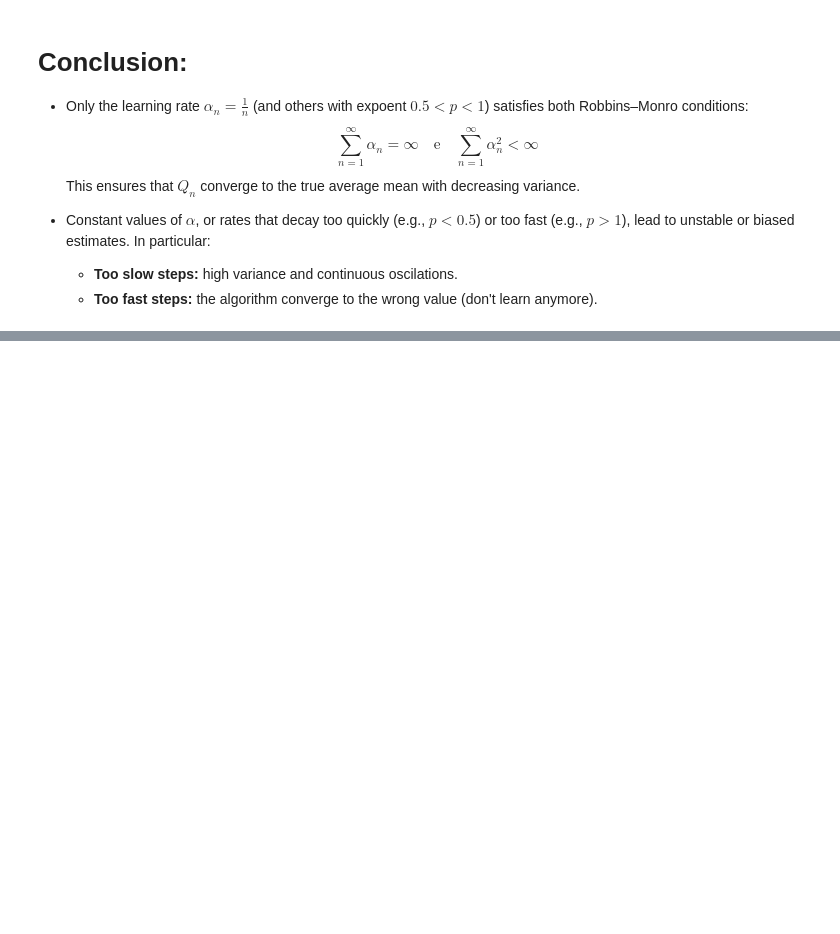
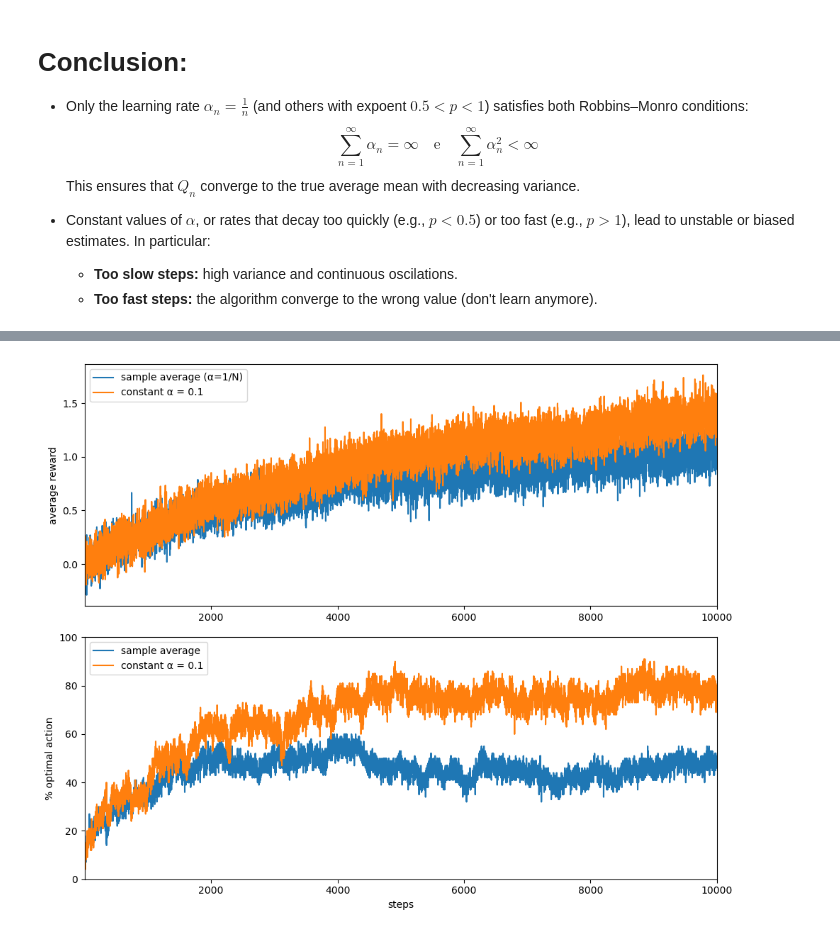
Before and after one commit to schererl/RL-SB, a Jupyter notebook: ch-TabularMethods/Multi-armed/alpha_convergence_stationary.ipynb, the cells around one changed output, grey strips where cells are left out. Saved outputs shown, nothing was run; the diff lists cells and outputs as text; code cells hidden in the pictures; blank space fills up the shorter version.

```diff
--- a/ch-TabularMethods/Multi-armed/alpha_convergence_stationary.ipynb
+++ b/ch-TabularMethods/Multi-armed/alpha_convergence_stationary.ipynb
@@ -186,0 +278,36 @@ SyntaxError: invalid syntax (205608047.py, line 3)
+# %%
+def run_agent(alpha_mode, runs=100, steps=10000, k=10, eps=0.1):
+    rewards = np.zeros(steps)
+    optimal  = np.zeros(steps)
+    for _ in range(runs):
+        env = nonstationary_bandit(k)
+        Q   = np.zeros(k)
+        N   = np.zeros(k)          # counts for sample-average
+        for t in range(steps):
+            a = np.random.randint(k) if np.random.rand() < eps else np.argmax(Q)
+            r, best = env(a)
+            alpha = 1.0 / (N[a] + 1) if alpha_mode == 'sample' else 0.1
+            N[a] += 1
+            Q[a] += alpha * (r - Q[a])
+            rewards[t] += r
+            optimal[t] += (a == best)
+    return rewards / runs, optimal / runs * 100
+# %%
+sample_r, sample_opt = run_agent('sample')
+const_r , const_opt  = run_agent('const')
+
+steps = np.arange(1, len(sample_r)+1)
+plt.figure(figsize=(10,8))
+plt.subplot(2,1,1)
+plt.plot(steps, sample_r, label='sample average (α=1/N)')
+plt.plot(steps, const_r , label='constant α = 0.1')
+plt.ylabel('average reward'); plt.xlim(1, steps[-1]); plt.legend()
+
+plt.subplot(2,1,2)
+plt.plot(steps, sample_opt, label='sample average')
+plt.plot(steps, const_opt , label='constant α = 0.1')
+plt.xlabel('steps'); plt.ylabel('% optimal action')
+plt.xlim(1, steps[-1]); plt.ylim(0,100); plt.legend()
+plt.tight_layout(); plt.show()
+# %% [output]
+[figure, added]
```
Also changed, not shown: parts of 8 cells of this notebook.
